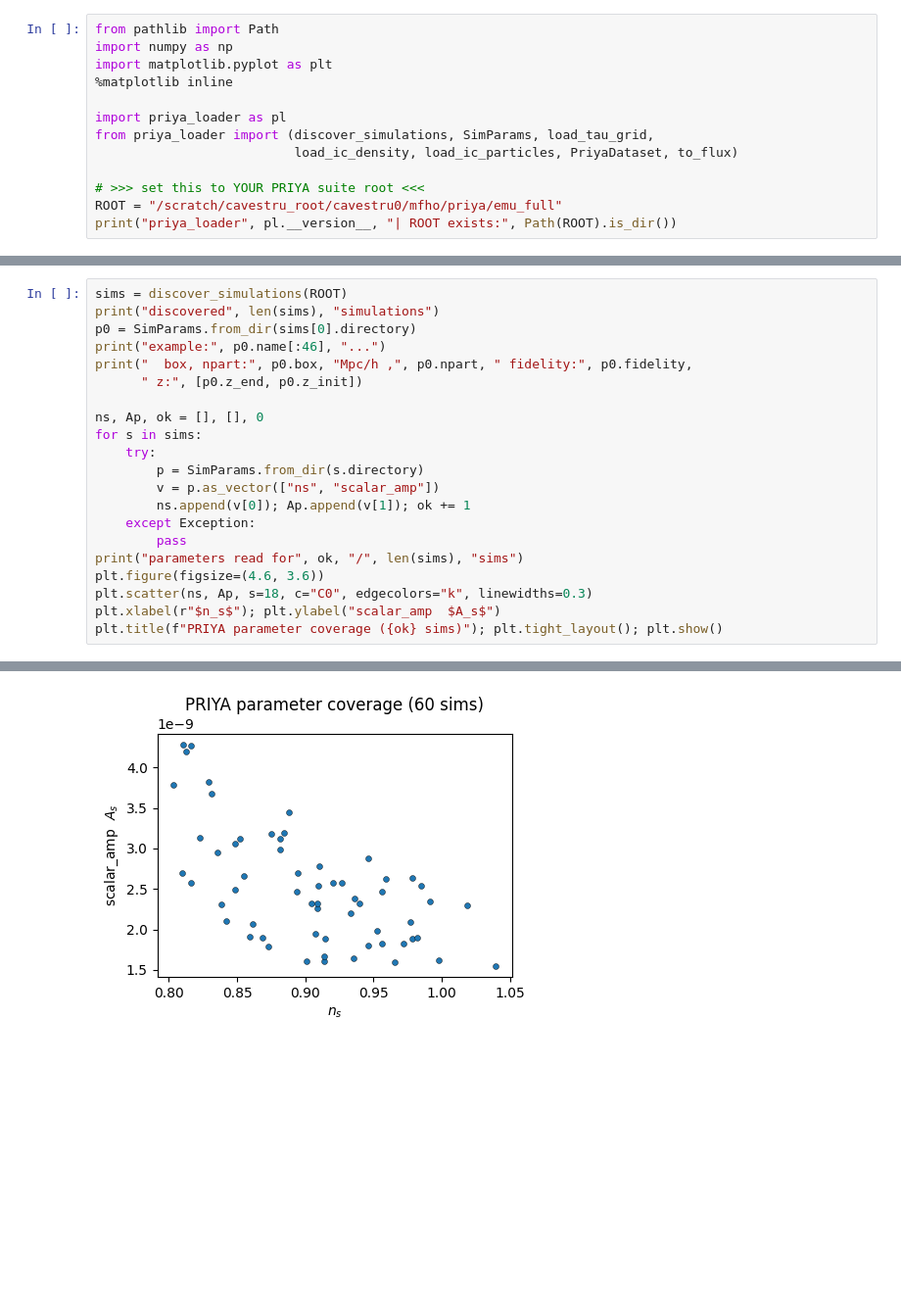
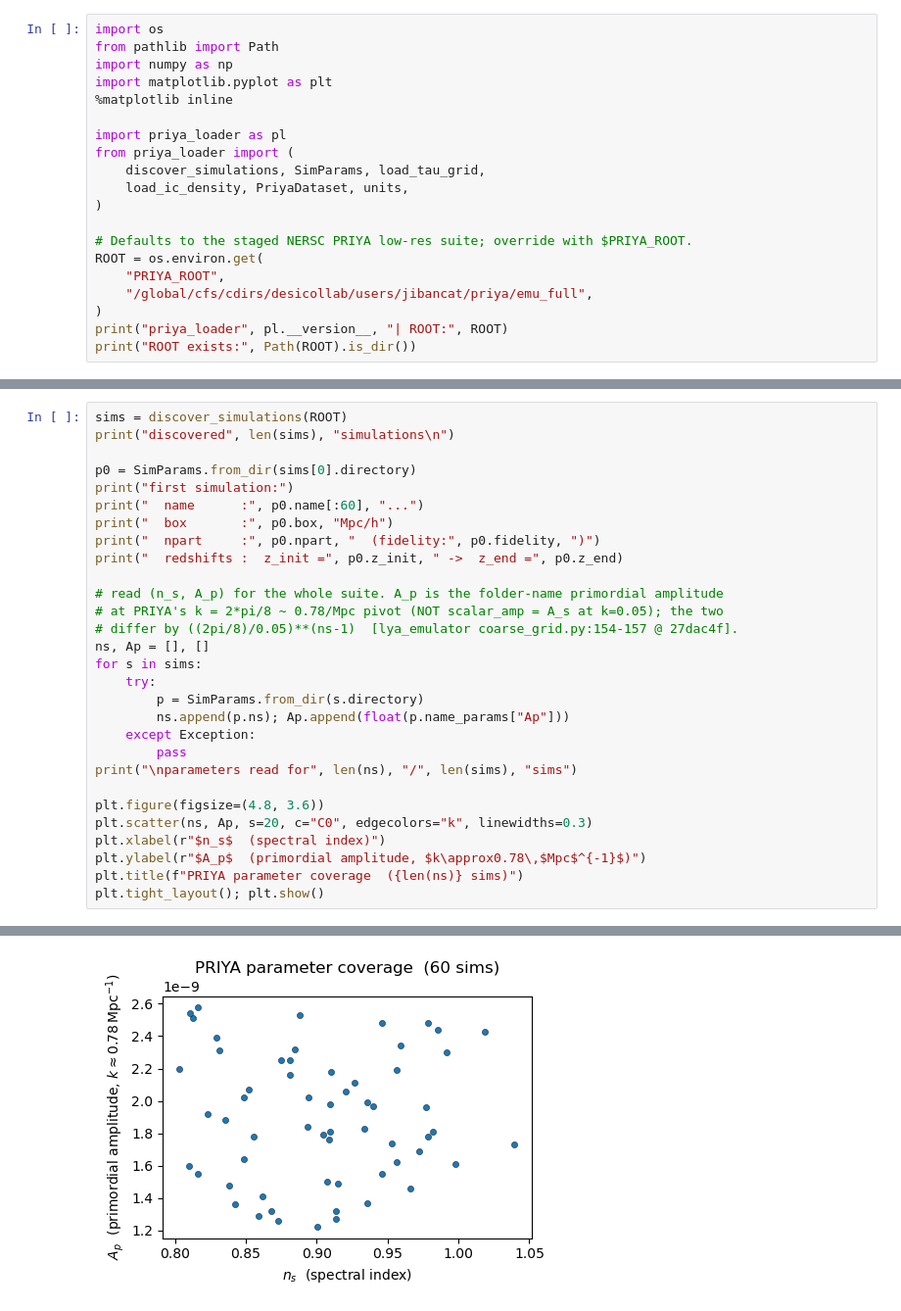
Before and after one commit to jibanCat/priya_loader, a Jupyter notebook: notebooks/quickstart.ipynb, the cells around one changed output, grey strips where cells are left out. Shown at 98% size. Drawn from its saved outputs; the diff is of its cells as text; blank space fills up the shorter version.

```diff
--- a/notebooks/quickstart.ipynb
+++ b/notebooks/quickstart.ipynb
@@ -17,14 +47,21 @@ holding the parameter-named simulation folders).
 # %%
+import os
 from pathlib import Path
 import numpy as np
 import matplotlib.pyplot as plt
 %matplotlib inline
 
 import priya_loader as pl
-from priya_loader import (discover_simulations, SimParams, load_tau_grid,
-                          load_ic_density, load_ic_particles, PriyaDataset, to_flux)
+from priya_loader import (
+    discover_simulations, SimParams, load_tau_grid,
+    load_ic_density, PriyaDataset, units,
+)
 
-# >>> set this to YOUR PRIYA suite root <<<
-ROOT = "/scratch/cavestru_root/cavestru0/mfho/priya/emu_full"
-print("priya_loader", pl.__version__, "| ROOT exists:", Path(ROOT).is_dir())
+# Defaults to the staged NERSC PRIYA low-res suite; override with $PRIYA_ROOT.
+ROOT = os.environ.get(
+    "PRIYA_ROOT",
+    "/global/cfs/cdirs/desicollab/users/jibancat/priya/emu_full",
+)
+print("priya_loader", pl.__version__, "| ROOT:", ROOT)
+print("ROOT exists:", Path(ROOT).is_dir())
 # %% [output]
@@ -41,23 +84,31 @@ design.
 # %%
 sims = discover_simulations(ROOT)
-print("discovered", len(sims), "simulations")
+print("discovered", len(sims), "simulations\n")
+
 p0 = SimParams.from_dir(sims[0].directory)
-print("example:", p0.name[:46], "...")
-print("  box, npart:", p0.box, "Mpc/h ,", p0.npart, " fidelity:", p0.fidelity,
-      " z:", [p0.z_end, p0.z_init])
+print("first simulation:")
+print("  name      :", p0.name[:60], "...")
+print("  box       :", p0.box, "Mpc/h")
+print("  npart     :", p0.npart, "  (fidelity:", p0.fidelity, ")")
+print("  redshifts :  z_init =", p0.z_init, " ->  z_end =", p0.z_end)
 
-ns, Ap, ok = [], [], 0
+# read (n_s, A_p) for the whole suite. A_p is the folder-name primordial amplitude
+# at PRIYA's k = 2*pi/8 ~ 0.78/Mpc pivot (NOT scalar_amp = A_s at k=0.05); the two
+# differ by ((2pi/8)/0.05)**(ns-1)  [lya_emulator coarse_grid.py:154-157 @ 27dac4f].
+ns, Ap = [], []
 for s in sims:
     try:
         p = SimParams.from_dir(s.directory)
-        v = p.as_vector(["ns", "scalar_amp"])
-        ns.append(v[0]); Ap.append(v[1]); ok += 1
+        ns.append(p.ns); Ap.append(float(p.name_params["Ap"]))
     except Exception:
         pass
-print("parameters read for", ok, "/", len(sims), "sims")
-plt.figure(figsize=(4.6, 3.6))
-plt.scatter(ns, Ap, s=18, c="C0", edgecolors="k", linewidths=0.3)
-plt.xlabel(r"$n_s$"); plt.ylabel("scalar_amp  $A_s$")
-plt.title(f"PRIYA parameter coverage ({ok} sims)"); plt.tight_layout(); plt.show()
+print("\nparameters read for", len(ns), "/", len(sims), "sims")
+
+plt.figure(figsize=(4.8, 3.6))
+plt.scatter(ns, Ap, s=20, c="C0", edgecolors="k", linewidths=0.3)
+plt.xlabel(r"$n_s$  (spectral index)")
+plt.ylabel(r"$A_p$  (primordial amplitude, $k\approx0.78\,$Mpc$^{-1}$)")
+plt.title(f"PRIYA parameter coverage  ({len(ns)} sims)")
+plt.tight_layout(); plt.show()
 # %% [output]
 discovered 60 simulations
@@ -66,3 +122,3 @@ example: ns0.803Ap2.2e-09herei4.05heref2.67alphaq2.21hu ...
 parameters read for 60 / 60 sims
-[figure, old version]
+[figure, new version]
 # %% [markdown]
```
Also changed, not shown: parts of 21 cells of this notebook, 9 other files.
